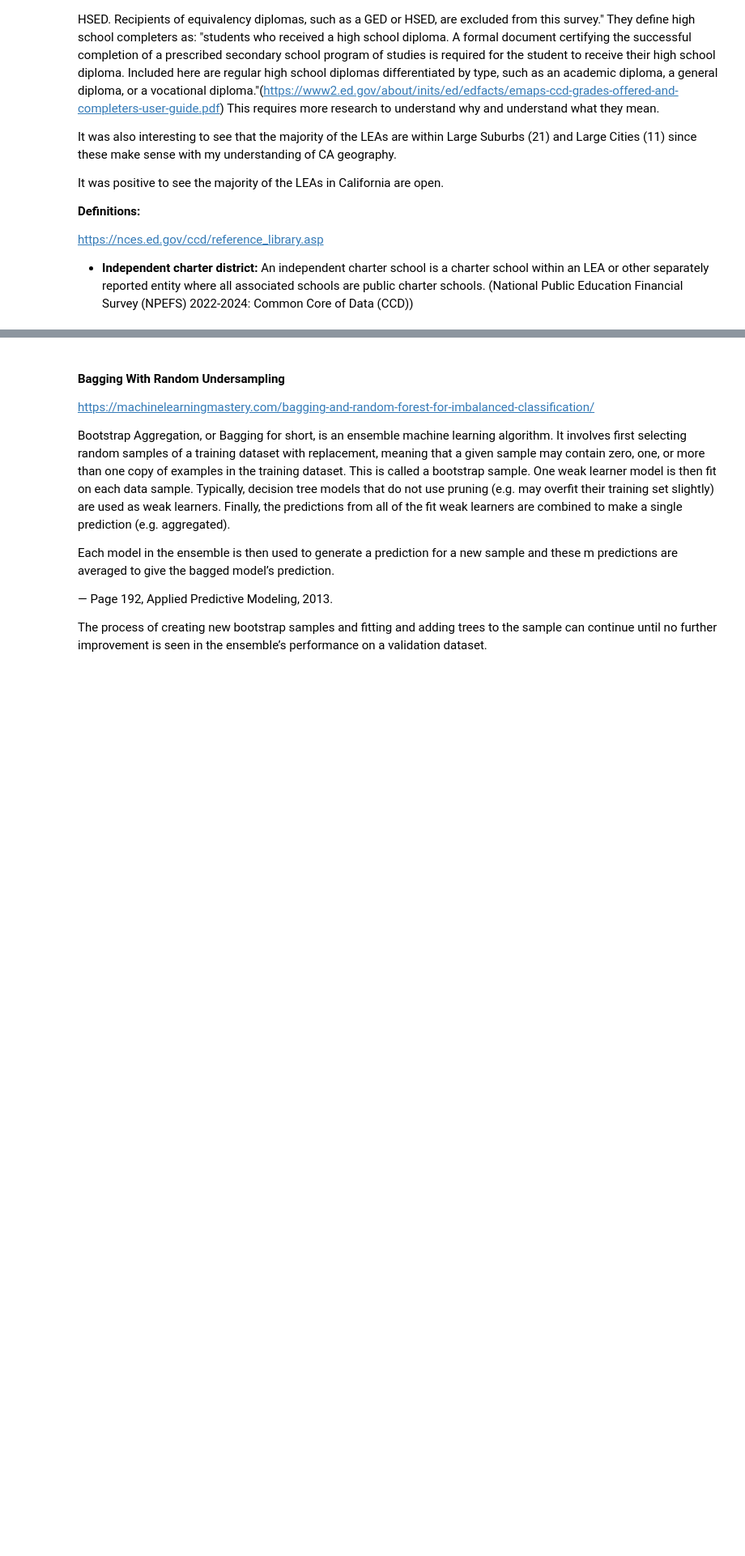
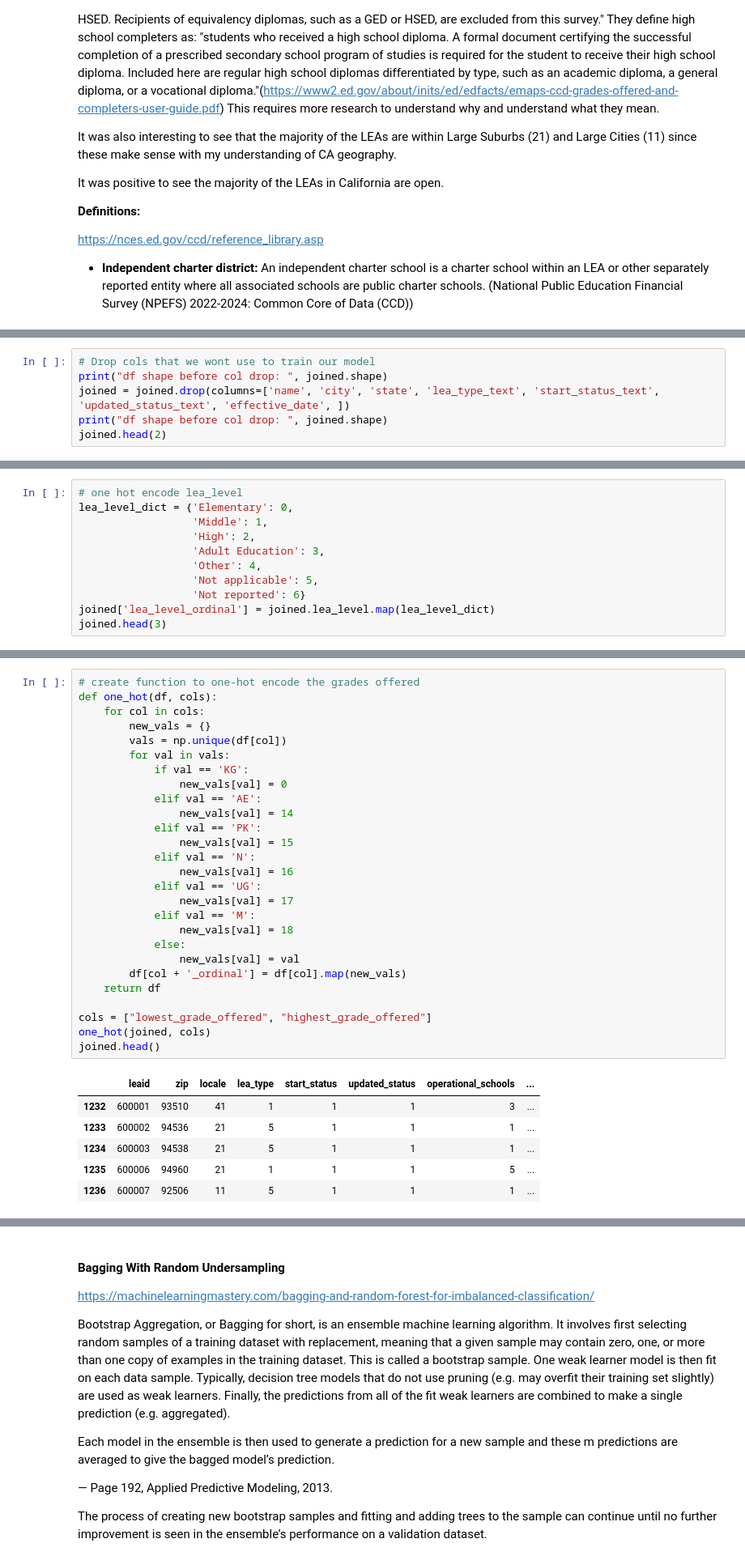
Before and after one commit to emilyslopez/datasci_practice_projects, a Jupyter notebook: predictive_modeling/LEA_predictive_modeling.ipynb, the cells around one changed output, grey strips where cells are left out. Shown at 81% size. Saved outputs shown, nothing was run; the diff lists cells and outputs as text; blank space fills up the shorter version.

Commit message:
applying models

```diff
--- a/predictive_modeling/LEA_predictive_modeling.ipynb
+++ b/predictive_modeling/LEA_predictive_modeling.ipynb
@@ -590,0 +585,6 @@ Before using modeling, we must convert all categorinal variables to numerical va
+# %%
+# Drop cols that we wont use to train our model
+print("df shape before col drop: ", joined.shape)
+joined = joined.drop(columns=['name', 'city', 'state', 'lea_type_text', 'start_status_text', 'updated_status_text', 'effective_date', ])
+print("df shape before col drop: ", joined.shape)
+joined.head(2)
@@ -637,0 +619,11 @@ from sklearn.utils.class_weight import compute_class_weight
+# %%
+# one hot encode lea_level
+lea_level_dict = {'Elementary': 0,
+                  'Middle': 1,
+                  'High': 2,
+                  'Adult Education': 3,
+                  'Other': 4,
+                  'Not applicable': 5,
+                  'Not reported': 6}
+joined['lea_level_ordinal'] = joined.lea_level.map(lea_level_dict)
+joined.head(3)
@@ -637,0 +665,34 @@ from sklearn.utils.class_weight import compute_class_weight
+# %%
+# create function to one-hot encode the grades offered
+def one_hot(df, cols):
+    for col in cols:
+        new_vals = {}
+        vals = np.unique(df[col])
+        for val in vals:
+            if val == 'KG':
+                new_vals[val] = 0
+            elif val == 'AE':
+                new_vals[val] = 14
+            elif val == 'PK':
+                new_vals[val] = 15
+            elif val == 'N':
+                new_vals[val] = 16
+            elif val == 'UG':
+                new_vals[val] = 17
+            elif val == 'M':
+                new_vals[val] = 18
+            else:
+                new_vals[val] = val
+        df[col + '_ordinal'] = df[col].map(new_vals)
+    return df
+
+cols = ["lowest_grade_offered", "highest_grade_offered"]
+one_hot(joined, cols)
+joined.head()
+# %% [output]
+|  | leaid | zip | locale | lea_type | start_status | updated_status | operational_schools | ... |
+| 1232 | 600001 | 93510 | 41 | 1 | 1 | 1 | 3 | ... |
+| 1233 | 600002 | 94536 | 21 | 5 | 1 | 1 | 1 | ... |
+| 1234 | 600003 | 94538 | 21 | 5 | 1 | 1 | 1 | ... |
+| 1235 | 600006 | 94960 | 21 | 1 | 1 | 1 | 5 | ... |
+| 1236 | 600007 | 92506 | 11 | 5 | 1 | 1 | 1 | ... |
```
Also changed, not shown: parts of 46 cells of this notebook.
